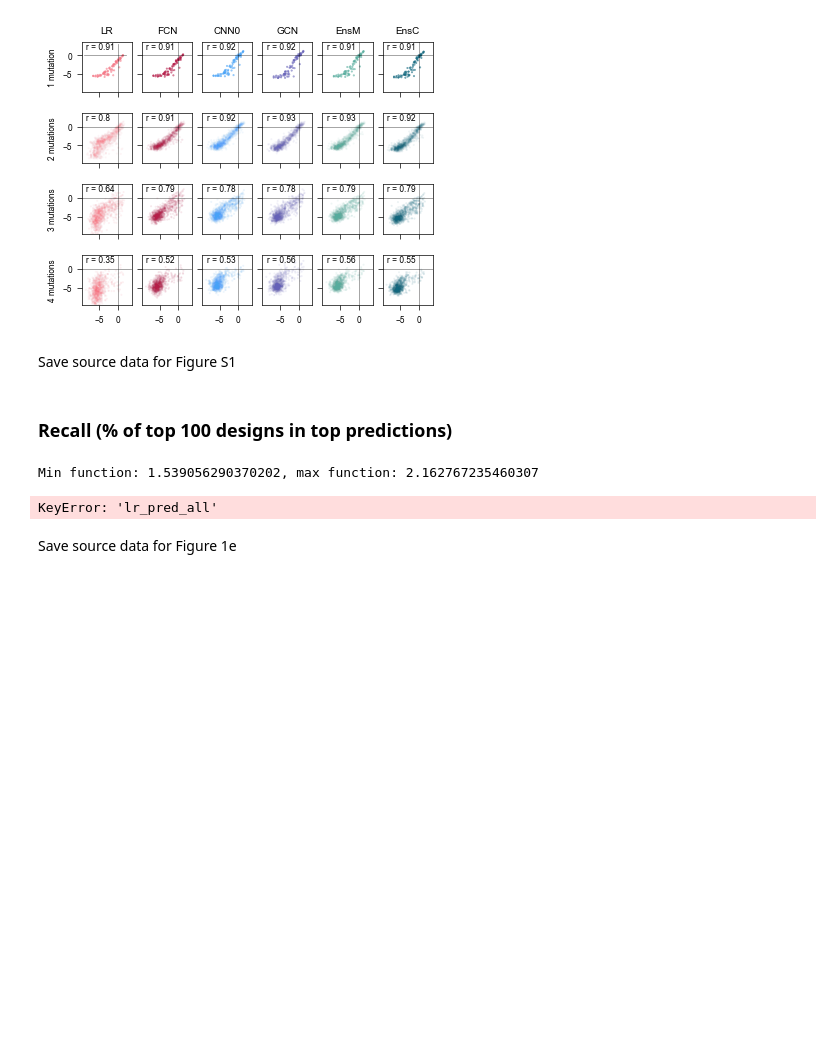
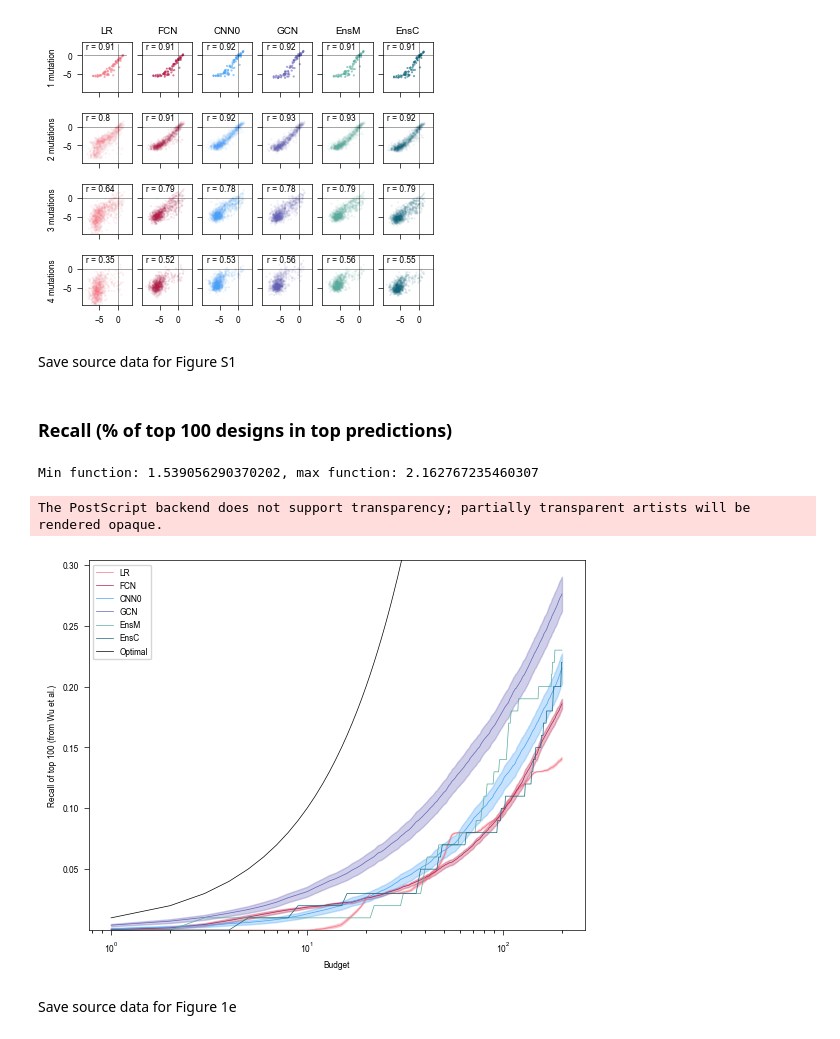
Before and after one commit to RomeroLab/nn-extrapolation, a Jupyter notebook: 01_extrapolation_analysis.ipynb, the cells around one changed output. Drawn from its saved outputs; the diff is of its cells as text; code cells hidden in the pictures; blank space fills up the shorter version.

Commit message:
update 01_extrapolation predictions and analysis

```diff
--- a/01_extrapolation_analysis.ipynb
+++ b/01_extrapolation_analysis.ipynb
@@ -213,6 +212,18 @@ fig_s1_src[[
 ### Recall (% of top 100 designs in top predictions)
 # %%
 # fig 1e
+
+df = pd.read_csv('gen_data/01e_pred_extrapolation_wu.csv')
+
+for model in ['lr', 'fcn', 'gcn', 'cnn']:
+    model_pred_list = []
+    for i, func_list in enumerate(df[model+'_pred_all']):
+        for c in '()[]\n':
+            func_list = func_list.replace(c, '')
+        func_list = [float(func) for func in func_list.split(',') if func is not '']
+        model_pred_list.append(func_list)
+    df[model+'_pred_all'] = model_pred_list
+
 num_mut = 4
 num_top = 100
 budgets = list(range(1, 201))
@@ -247,35 +258,37 @@ for model, label in zip(std_models, std_labels):
 
     recalls = []
     for i in range(num_loop):
         rank_mut_pred = get_df(i)
         recall = []
         for budget in budgets:
             pred_top_mut = rank_mut_pred[:budget]
             recall.append(sum([1 for mut in top_mut if mut in pred_top_mut])/num_top)
         recalls.append(recall)
 
     plt.plot(budgets, np.mean(recalls, axis=0), color=colors[label])
     max_recalls.append(max(np.mean(recalls, axis=0)))
 
     if len(recalls) > 1:
         ci = [st.t.interval(alpha=0.95, df=len(recall)-1,
                          loc=np.mean(recall),
                          scale=st.sem(recall)) for recall in zip(*recalls)]
         plt.fill_between(budgets, list(zip(*ci))[0], list(zip(*ci))[1], color=colors[label], alpha=0.3)
         src_df.append(pd.DataFrame.from_dict([{'budget':b, f'{model}_mean_recall':r, f'{model}_ci_lower':cil, f'{model}_ci_upper':ciu} for b, r, cil, ciu in zip(budgets, np.mean(recalls, axis=0), list(zip(*ci))[0], list(zip(*ci))[1])]))
     else:
         src_df.append(pd.DataFrame.from_dict([{'budget':b, f'{model}_mean_recall':r} for b, r in zip(budgets, np.mean(recalls, axis=0))]))
+
 plt.plot(budgets, [b/num_top for b in budgets], color='k')
-plt.legend(std_labels+['Optimal'])
+plt.legend(list(chain(*zip(std_labels[:4], ['_']*5)))+std_labels[-2:]+['Optimal'])
 plt.ylim([0, 1.1*max(max_recalls)])
 plt.xlabel('Budget')
 plt.ylabel('Recall of top {} (from Wu et al.)'.format(num_top))
 plt.xscale('log')
 plt.ylim([10**-5, 1.1*max(max_recalls)])
 plt.savefig("plots/recall_models.eps", format='eps')
 # %% [output]
 Min function: 1.539056290370202, max function: 2.162767235460307
-KeyError: 'lr_pred_all'
+The PostScript backend does not support transparency; partially transparent artists will be rendered opaque.
+[figure, added]
 # %% [markdown]
 Save source data for Figure 1e
 # %%
```
Also changed, not shown: parts of 2 cells of this notebook, 2 other files.
